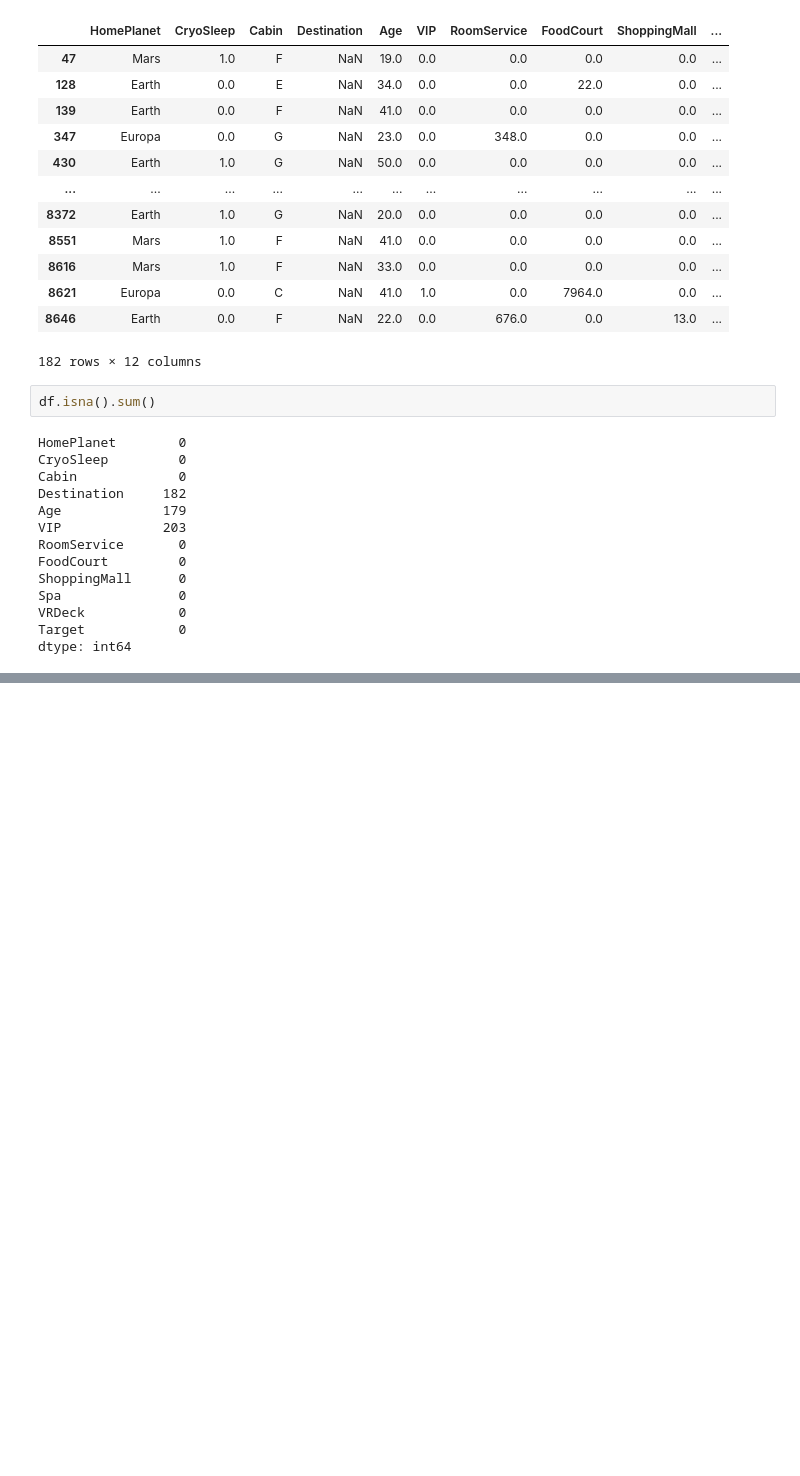
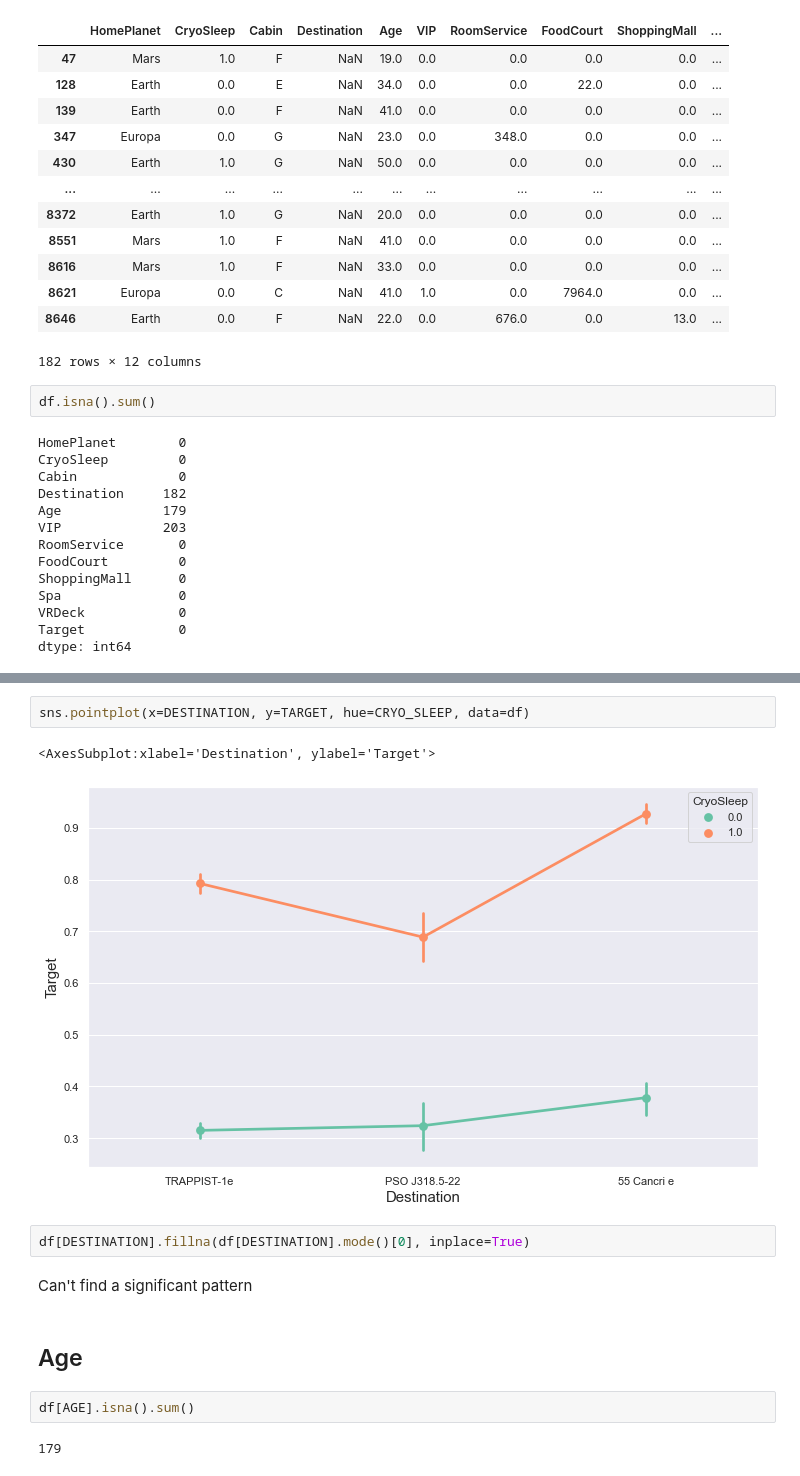
Before and after one commit to enricogoerlitz/ML-Models, a Jupyter notebook: Machine Learning Projects/01_Kaggle_Data_Projects_And_Competitions/04_Spaceship_Titanic/notebooks/01_data_eda.ipynb, the cells around one changed output, grey strips where cells are left out. Saved outputs shown, nothing was run; the diff lists cells and outputs as text; blank space fills up the shorter version.

```diff
--- a/Machine Learning Projects/01_Kaggle_Data_Projects_And_Competitions/04_Spaceship_Titanic/notebooks/01_data_eda.ipynb
+++ b/Machine Learning Projects/01_Kaggle_Data_Projects_And_Competitions/04_Spaceship_Titanic/notebooks/01_data_eda.ipynb
@@ -747,0 +759,15 @@ dtype: int64
+# %%
+sns.pointplot(x=DESTINATION, y=TARGET, hue=CRYO_SLEEP, data=df)
+# %% [output]
+<AxesSubplot:xlabel='Destination', ylabel='Target'>
+[figure, added]
+# %%
+df[DESTINATION].fillna(df[DESTINATION].mode()[0], inplace=True)
+# %% [markdown]
+Can't find a significant pattern
+# %% [markdown]
+## Age
+# %%
+df[AGE].isna().sum()
+# %% [output]
+179
```
Also changed, not shown: parts of 29 cells of this notebook, 8 other files.
